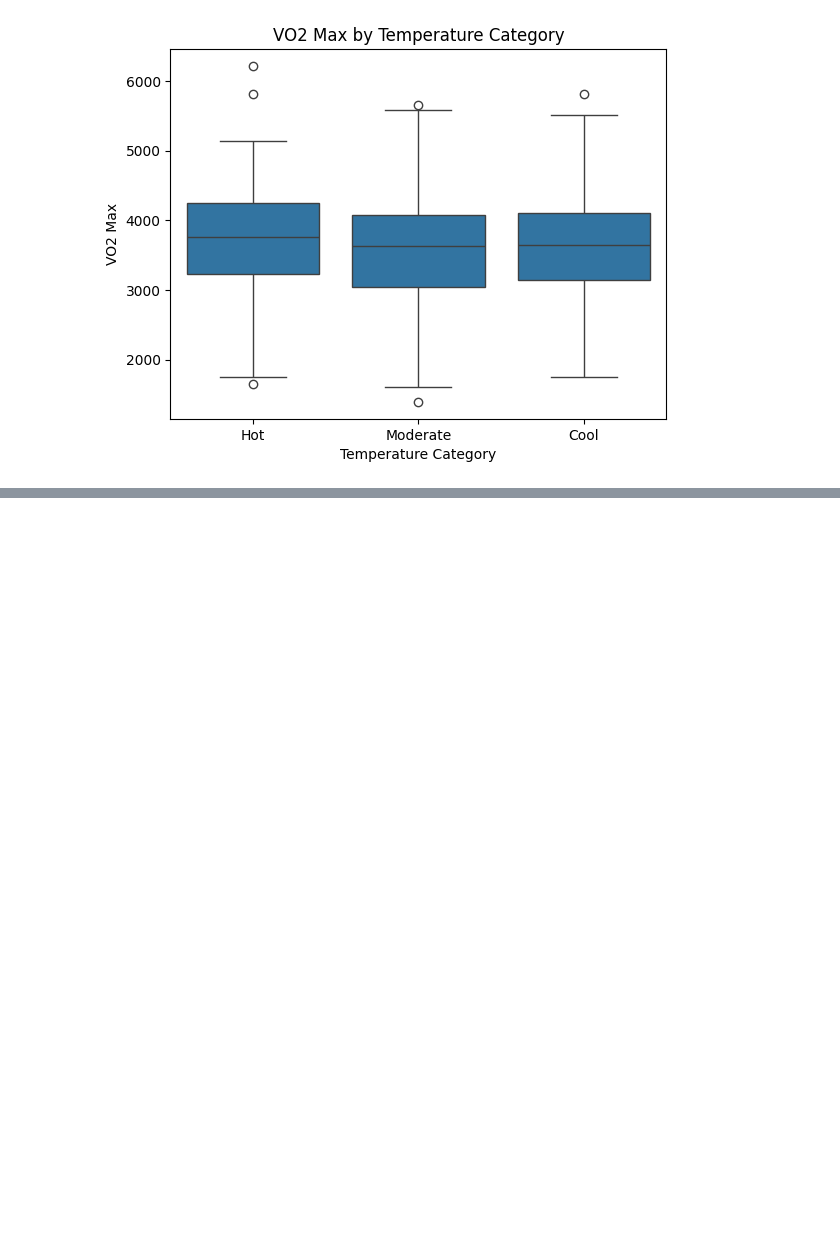
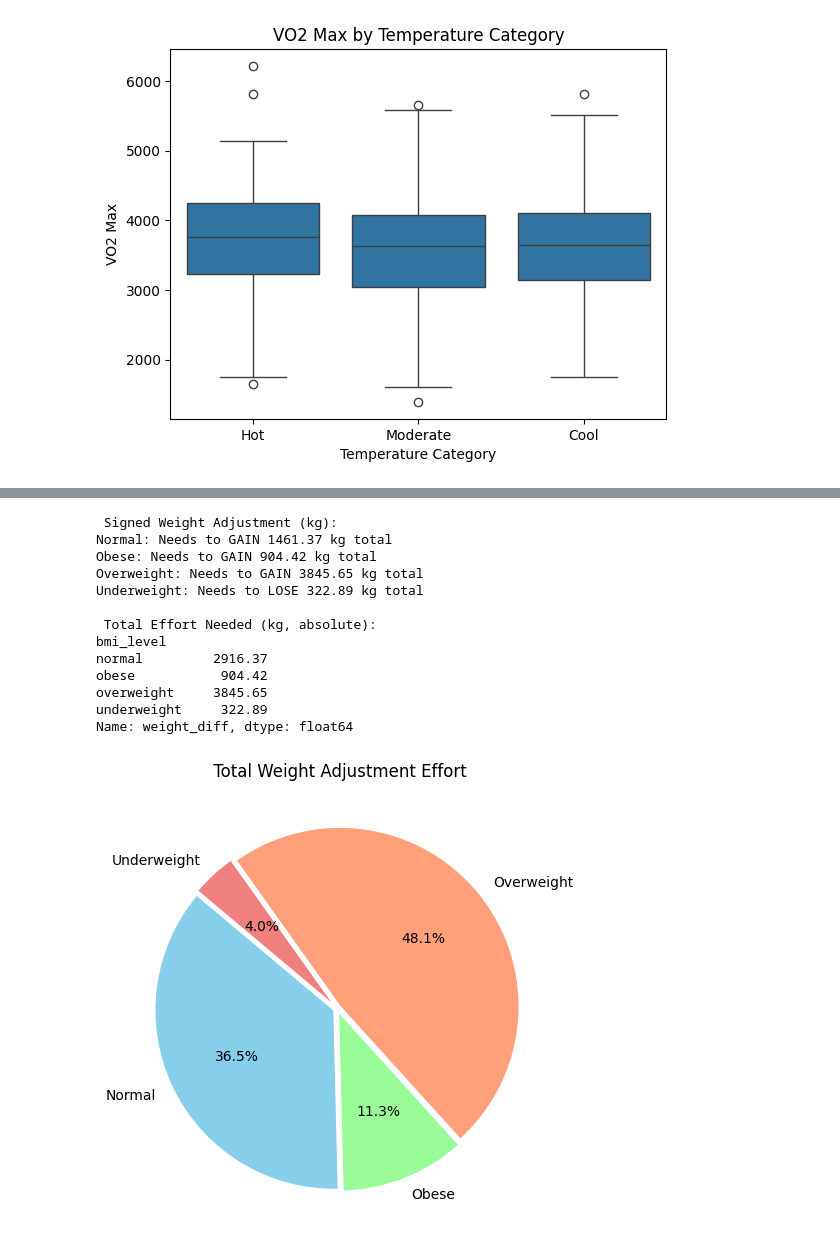
Before and after one commit to Chaithra-Git/Team7_LambdaLegends_PythonHackathon_APRIL25, a Jupyter notebook: Team7_LambdaLegends_AddnlQuestions.ipynb, the cells around one changed output, grey strips where cells are left out. Drawn from its saved outputs; the diff is of its cells as text; code cells hidden in the pictures; blank space fills up the shorter version.

```diff
--- a/Team7_LambdaLegends_AddnlQuestions.ipynb
+++ b/Team7_LambdaLegends_AddnlQuestions.ipynb
@@ -96,0 +172,14 @@ plt.show()
+# %%
+#Q7) What % of each BMI group is above/below ideal weight?
+
+#Classify if athlete is above or below ideal
+df_subject['Weight_category'] = df_subject['Weight_diff'].apply(lambda x: 'Above_ideal' if x > 0 else 'Below_ideal')
+
+# Count per BMI Level
+weight_percent = df_subject.groupby(['BMI_level', 'Weight_category']).size().unstack(fill_value=0)
+
+# Convert to %
+weight_percent = weight_percent.div(weight_percent.sum(axis=1), axis=0) * 100
+
+print("Percentage of athletes above/below ideal weight per BMI group:")
+print(weight_percent.round(2))
@@ -96,0 +194,52 @@ plt.show()
+# %%
+#Q8) Total weight to gain/lose per BMI level (signed and absolute)?
+
+#group analysis:Total signed & absolute weight difference per BMI level
+total_signed = df_subject.groupby('bmi_level')['weight_diff'].sum() #Do they need to lose or gain?
+total_absolute = df_subject.groupby('bmi_level')['weight_diff'].apply(lambda x: x.abs().sum()) #What’s the total effort needed
+
+#summary
+print(" Signed Weight Adjustment (kg):")
+for level, value in total_signed.items():
+    if value < 0:
+        print(f"{level.title()}: Needs to LOSE {abs(round(value, 2))} kg total")
+    elif value > 0:
+        print(f"{level.title()}: Needs to GAIN {round(value, 2)} kg total")
+    else:
+        print(f"{level.title()}: Already at ideal weight")
+
+print("\n Total Effort Needed (kg, absolute):")
+print(total_absolute.round(2))
+
+#pie chart
+plt.figure(figsize=(5, 5))
+colors = ['skyblue', 'palegreen', 'lightsalmon', 'lightcoral']
+explode = [0.02]*len(total_absolute)
+plt.pie(total_absolute,
+        labels=total_absolute.index.str.title(),
+        autopct='%1.1f%%',
+        startangle=140,
+        colors=colors,
+        explode=explode,
+        wedgeprops={'linewidth': 1, 'edgecolor': 'white'},
+        textprops={'fontsize': 10})
+
+plt.title(" Total Weight Adjustment Effort", fontsize=12)
+plt.axis('equal')  # keep it circular
+plt.tight_layout()
+plt.show()
+# %% [output]
+ Signed Weight Adjustment (kg):
+Normal: Needs to GAIN 1461.37 kg total
+Obese: Needs to GAIN 904.42 kg total
+Overweight: Needs to GAIN 3845.65 kg total
+Underweight: Needs to LOSE 322.89 kg total
+
+ Total Effort Needed (kg, absolute):
+bmi_level
+normal         2916.37
+obese           904.42
+overweight     3845.65
+underweight     322.89
+Name: weight_diff, dtype: float64
+[figure, added]
```
Also changed, not shown: parts of 6 cells of this notebook.
